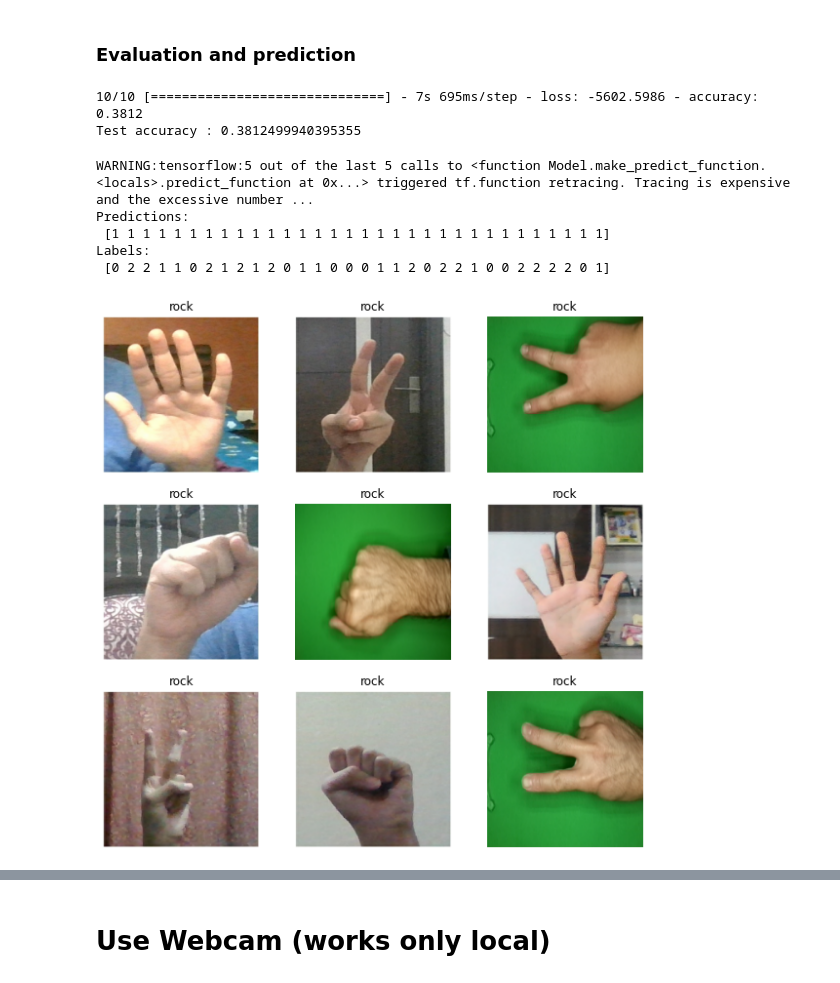
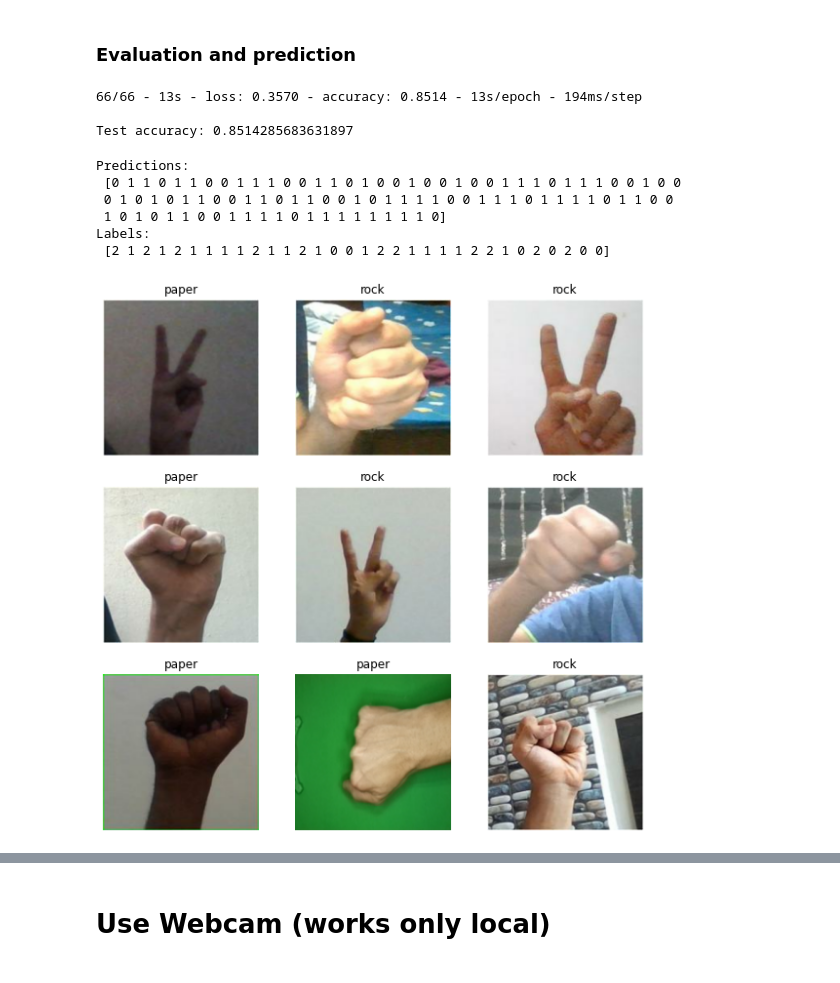
Before and after one commit to adrianbruegger/applieddatascience, a Jupyter notebook: AppliedDataScience_Project.ipynb, the cells around one changed output, grey strips where cells are left out. Saved outputs shown, nothing was run; the diff lists cells and outputs as text; code cells hidden in the pictures.

```diff
--- a/AppliedDataScience_Project.ipynb
+++ b/AppliedDataScience_Project.ipynb
@@ -774,7 +688,2 @@ WARNING:tensorflow:Model was constructed with shape (1, 1, 1, 32, 192, 192, 3) f
 # %% [markdown]
 #### Compile the mode
-# %%
-base_learning_rate = 0.0001
-model.compile(optimizer=tf.keras.optimizers.Adam(learning_rate=base_learning_rate),
-              loss=tf.keras.losses.BinaryCrossentropy(from_logits=False),
-              metrics=['accuracy'])
@@ -817,5 +689,0 @@ initial accuracy: 0.36
-# %%
-#early_stopping_cb=tf.keras.callbacks.EarlyStopping(patience=4, restore_best_weights=True) ###<---  callbacks richtig?
-history = model.fit(train_dataset,
-                    epochs=initial_epochs,
-                    validation_data=validation_dataset)
@@ -878,4 +691,0 @@ Number of layers in the base model:  154
-# %%
-model.compile(loss=tf.keras.losses.BinaryCrossentropy(from_logits=False),
-              optimizer = tf.keras.optimizers.RMSprop(learning_rate=base_learning_rate/10),
-              metrics=['accuracy'])
@@ -902,8 +691,0 @@ _________________________________________________________________
-# %%
-fine_tune_epochs = 10
-total_epochs =  initial_epochs + fine_tune_epochs
-
-history_fine = model.fit(train_dataset,
-                         epochs=total_epochs,
-                         initial_epoch=history.epoch[-1],
-                         validation_data=validation_dataset)
@@ -942,33 +692,39 @@ plt.show()
 # %% [markdown]
 ### Evaluation and prediction
 # %%
-loss, accuracy = model.evaluate(test_dataset)
-print('Test accuracy :', accuracy)
+test_loss, test_acc = model.evaluate(val_ds, verbose=2)
+
+print('\nTest accuracy:', test_acc)
+
+##loss, accuracy = model.evaluate(val_ds)
+##print('Test accuracy :', accuracy)
 # %% [output]
-10/10 [==============================] - 7s 695ms/step - loss: -5602.5986 - accuracy: 0.3812
-Test accuracy : 0.3812499940395355
+66/66 - 13s - loss: 0.3570 - accuracy: 0.8514 - 13s/epoch - 194ms/step
+
+Test accuracy: 0.8514285683631897
 # %%
 # Retrieve a batch of images from the test set
-image_batch, label_batch = test_dataset.as_numpy_iterator().next()
+image_batch, label_batch = val_ds.as_numpy_iterator().next()
 predictions = model.predict_on_batch(image_batch).flatten()
 
 predictions = tf.where(predictions < 0.5, 0, 1)
 
 print('Predictions:\n', predictions.numpy())
 print('Labels:\n', label_batch)
 
 plt.figure(figsize=(10, 10))
 for i in range(9):
   ax = plt.subplot(3, 3, i + 1)
   plt.imshow(image_batch[i].astype("uint8"))
   plt.title(class_names[predictions[i]])
   plt.axis("off")
 # %% [output]
-WARNING:tensorflow:5 out of the last 5 calls to <function Model.make_predict_function.<locals>.predict_function at 0x...> triggered tf.function retracing. Tracing is expensive and the excessive number ...
 Predictions:
- [1 1 1 1 1 1 1 1 1 1 1 1 1 1 1 1 1 1 1 1 1 1 1 1 1 1 1 1 1 1 1 1]
+ [0 1 1 0 1 1 0 0 1 1 1 0 0 1 1 0 1 0 0 1 0 0 1 0 0 1 1 1 0 1 1 1 0 0 1 0 0
+ 0 1 0 1 0 1 1 0 0 1 1 0 1 1 0 0 1 0 1 1 1 1 0 0 1 1 1 0 1 1 1 1 0 1 1 0 0
+ 1 0 1 0 1 1 0 0 1 1 1 1 0 1 1 1 1 1 1 1 1 0]
 Labels:
- [0 2 2 1 1 0 2 1 2 1 2 0 1 1 0 0 0 1 1 2 0 2 2 1 0 0 2 2 2 2 0 1]
+ [2 1 2 1 2 1 1 1 1 2 1 1 2 1 0 0 1 2 2 1 1 1 1 2 2 1 0 2 0 2 0 0]
-[figure, old version]
+[figure, new version]
 # %%
 model.save("rockpaperscissors.h5")
```
Also changed, not shown: parts of 60 cells of this notebook.
